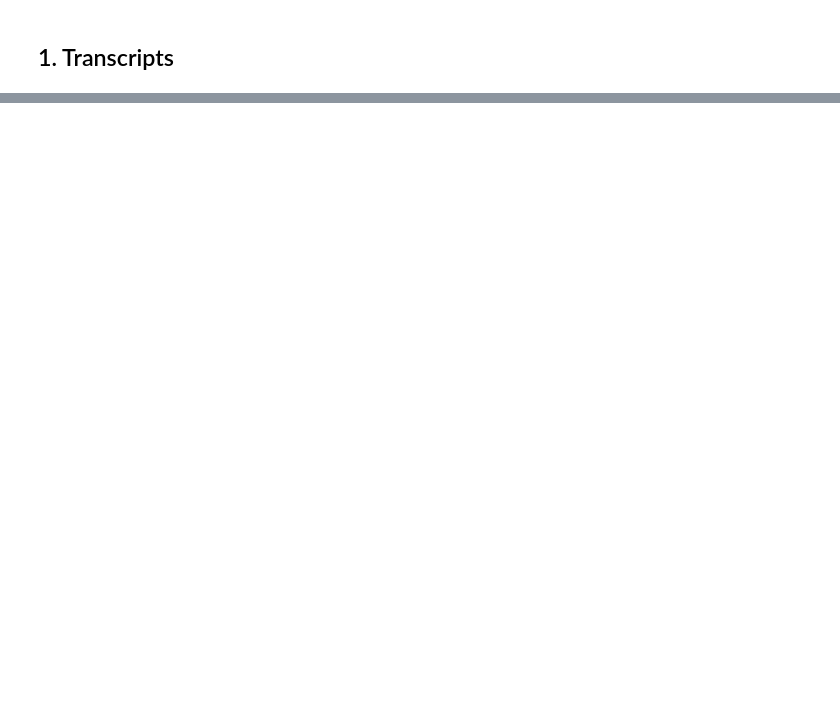
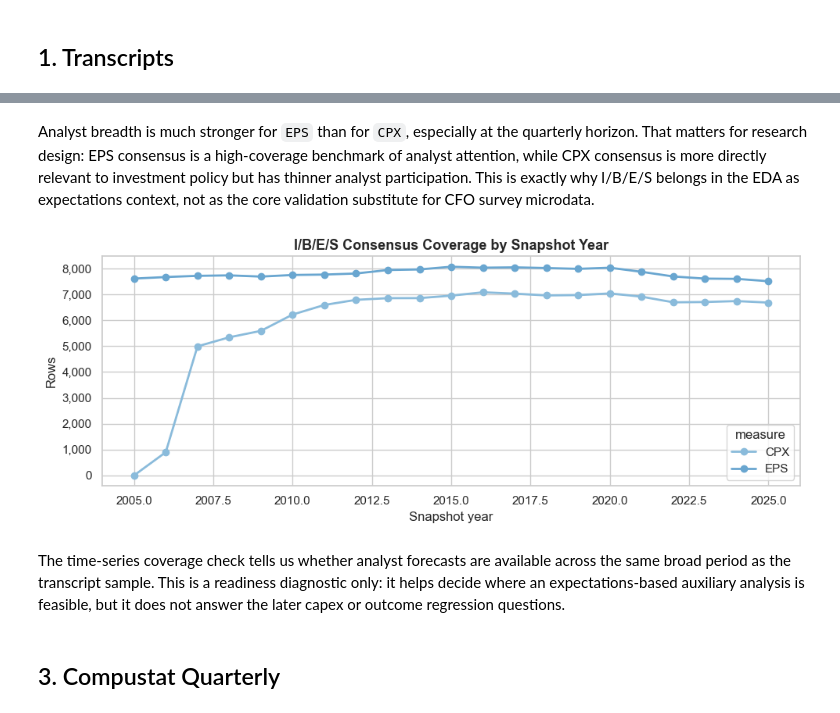
Before and after one commit to NBeibarys/earnings-scorer, a Jupyter notebook: notebooks/eda.ipynb, the cells around one changed output, grey strips where cells are left out. Saved outputs shown, nothing was run; the diff lists cells and outputs as text; code cells hidden in the pictures; blank space fills up the shorter version.

```diff
--- a/notebooks/eda.ipynb
+++ b/notebooks/eda.ipynb
@@ -373,0 +850,7 @@ Saved to ..\data\merged.parquet
+# %%
+# read the I/B/E/S consensus forecast data
+ibes = pd.read_parquet(IBES_PATH)
+
+print(f"Shape: {ibes.shape}")
+print(f"Columns: {ibes.columns.tolist()}")
+ibes.head(3)
@@ -373,0 +955,25 @@ Saved to ..\data\merged.parquet
+# %% [markdown]
+Analyst breadth is much stronger for `EPS` than for `CPX`, especially at the quarterly horizon. That matters for research design: EPS consensus is a high-coverage benchmark of analyst attention, while CPX consensus is more directly relevant to investment policy but has thinner analyst participation. This is exactly why I/B/E/S belongs in the EDA as expectations context, not as the core validation substitute for CFO survey microdata.
+# %%
+# plot I/B/E/S observation counts over time by forecast measure
+ibes_yearly = (
+    ibes.assign(stat_year=ibes['statpers'].dt.year)
+    .groupby(['stat_year', 'measure'])
+    .size()
+    .unstack(fill_value=0)
+    .sort_index()
+)
+
+ax = ibes_yearly.plot(kind='line', marker='o', figsize=(10, 4), linewidth=2)
+ax.set_title('I/B/E/S Consensus Coverage by Snapshot Year', fontsize=13, fontweight='bold')
+ax.set_xlabel('Snapshot year')
+ax.set_ylabel('Rows')
+ax.yaxis.set_major_formatter(mtick.StrMethodFormatter('{x:,.0f}'))
+plt.tight_layout()
+plt.show()
+# %% [output]
+[figure, added]
+# %% [markdown]
+The time-series coverage check tells us whether analyst forecasts are available across the same broad period as the transcript sample. This is a readiness diagnostic only: it helps decide where an expectations-based auxiliary analysis is feasible, but it does not answer the later capex or outcome regression questions.
+# %% [markdown]
+## 3. Compustat Quarterly
```
Also changed, not shown: parts of 89 cells of this notebook, 33 other files.
